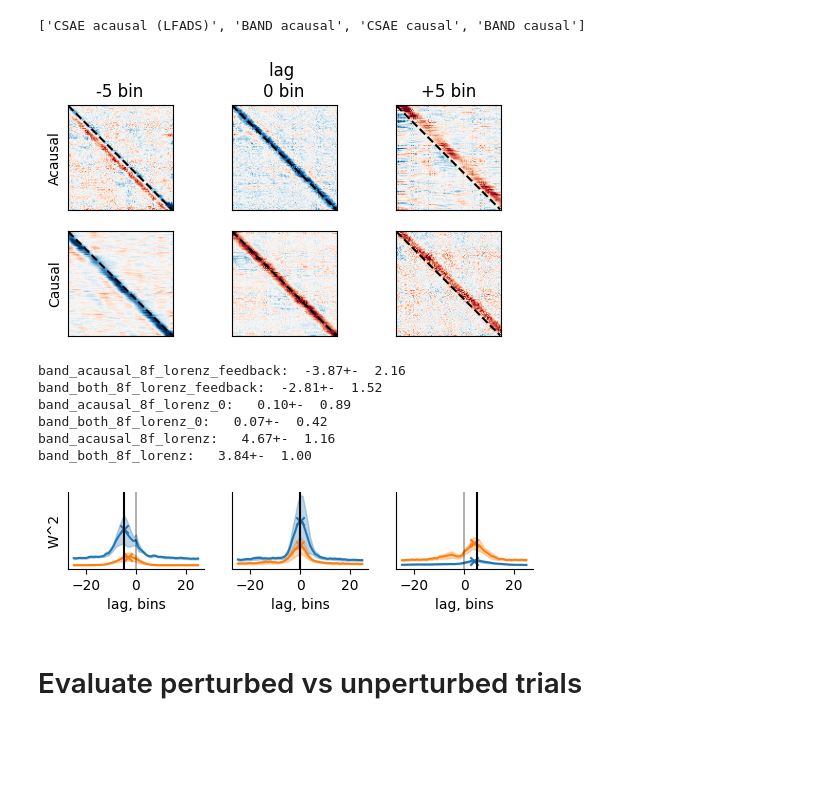
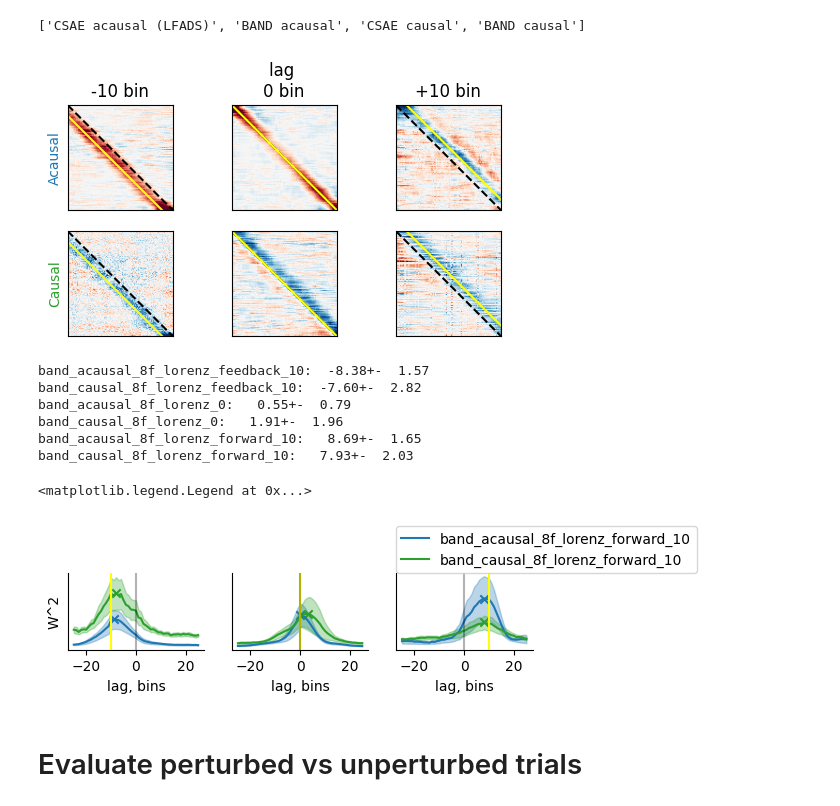
Before and after one commit to NinelK/BAND-torch, a Jupyter notebook: notebooks/post/compare_synthetic_pairs.ipynb, the cells around one changed output. Saved outputs shown, nothing was run; the diff lists cells and outputs as text; code cells hidden in the pictures; blank space fills up the shorter version.

```diff
--- a/notebooks/post/compare_synthetic_pairs.ipynb
+++ b/notebooks/post/compare_synthetic_pairs.ipynb
@@ -30,13 +30,12 @@ bin_size_ms = 10
 # %%
 model_dests = []
 model_names = []
-for postfix in ['feedback','0','forward']:
+for postfix in ['feedback_10','0','forward_10']:
     dataset_name = f'lorenz_{postfix}'
-    this_model_names = ['lfads_acausal_8f_lorenz', 'band_acausal_8f_lorenz', 'lfads_both_8f_lorenz', 'band_both_8f_lorenz']
-    if postfix!='forward':
-        this_model_names = [model_name+'_'+postfix for model_name in this_model_names]
+    this_model_names = ['lfads_acausal_8f_lorenz', 'band_acausal_8f_lorenz', 'lfads_causal_8f_lorenz', 'band_causal_8f_lorenz']
+    this_model_names = [model_name+'_'+postfix for model_name in this_model_names]
 
-    best_model_dest = f"/disk/scratch/nkudryas/BAND-torch/runs/pbt-lorenz/{dataset_name}"
+    best_model_dest = f"/disk/scratch/nkudryas/BAND-torch/runs/pbt-lorenz_behrel_off20/{dataset_name}"
     model_dests = model_dests+[f"{best_model_dest}/{model_name}/best_model/" for model_name in this_model_names]
     model_names = model_names+this_model_names
     # models = [BAND(model_dir=model_dest) for model_dest in model_dests]
@@ -153,7 +165,7 @@ model_titles
 # %% [output]
 ['CSAE acausal (LFADS)', 'BAND acausal', 'CSAE causal', 'BAND causal']
 # %%
-def plot_weights(axes,model_names, model_dests):
+def plot_weights(axes,model_names, model_dests,color_code):
 
     mi = [0,0]
     for model_name, model_dest in zip(model_names, model_dests):
@@ -171,39 +183,44 @@ def plot_weights(axes,model_names, model_dests):
             assert beh_W.shape == (in_features*seq_len, out_features*seq_len)
             beh_W = beh_W.reshape((seq_len, in_features, seq_len, out_features))
 
-            # SDs = np.zeros((out_features,in_features))
-            # for j in range(in_features):
-            #     for i in range(out_features):
-            #         w = beh_W[:,j,:,i].detach().numpy()
-            #         SDs[i,j] = w.std()
-            # i,j = np.unravel_index(np.argmax(SDs, axis=None), SDs.shape)
-            i,j = 1,1 # happen to be high variance in all models
+            SDs = np.zeros((out_features,in_features))
+            for j in range(in_features):
+                for i in range(out_features):
+                    w = beh_W[:,j,:,i].detach().numpy()
+                    SDs[i,j] = w.std()
+            i,j = np.unravel_index(np.argmax(SDs, axis=None), SDs.shape)
+            # i,j = 1,3 # happen to be high variance in all models
             w = beh_W[:,j,:,i].detach().numpy()
             r = np.std(w)*4
 
             axes[row,mi[row]].imshow(w, cmap='RdBu', vmin=-r, vmax=r)
             mi[row] += 1
 
-    for i,lags in enumerate([-5,0,5]):
+    for i,lag in enumerate([-10,0,10]):
         for j in [0,1]:
             axes[j,i].plot([0,seq_len-1], [0, seq_len-1], 'k--')
+            axes[j,i].plot([0,seq_len-1+lag], [-lag, seq_len-1], color_code['input'])
             axes[j,i].set_xticks([])
             axes[j,i].set_yticks([])
+            axes[j,i].set_xlim([0,seq_len-1])
+            axes[j,i].set_ylim([seq_len-1,0])
 
-    axes[0,0].set_title(' \n-5 bin')
+    axes[0,0].set_title(' \n-10 bin')
     axes[0,1].set_title('lag \n0 bin')
-    axes[0,2].set_title('\n+5 bin')
-    axes[0,0].set_ylabel('Acausal')
-    axes[1,0].set_ylabel('Causal')
+    axes[0,2].set_title('\n+10 bin')
+    axes[0,0].set_ylabel('Acausal',color = color_code['acausal'])
+    axes[1,0].set_ylabel('Causal',color = color_code['causal'])
 
 fig, axes = plt.subplots(2,3, figsize=(6,3),sharey=True)
-plot_weights(axes, model_names, model_dests)
+
+color_code= {'causal': 'C2','acausal': 'C0','input': 'yellow'}
+plot_weights(axes, model_names, model_dests,color_code)
 # %% [output]
-[figure, old version]
+[figure, new version]
 # %%
-def plot_summary_lags(axes,model_names,model_dests):
+def plot_summary_lags(axes,model_names,model_dests,color_code):
     id_maxs = []
-    plot_order = ['feedback','0','lorenz']
+    plot_order = ['feedback','lorenz','forward']
     for mi, (model_name, model_dest) in enumerate(zip(model_names, model_dests)):
         if 'band' in model_name:
             # check the latest checkpoint
@@ -225,45 +242,47 @@ def plot_summary_lags(axes,model_names,model_dests):
                 for k,lag in enumerate(lags):
                     amp[k] = np.sum(np.diag(w, k=lag))
                 amps.append(amp)
             amps = np.array(amps)
 
-            postfix = model_name.split('_')[-1]
+            postfix = model_name.split('_')[-2]
             ax_i = np.where(np.array(plot_order)==postfix)[0][0]
             ax = axes[ax_i]
 
-            color = 'C0' if 'acausal' in model_name else 'C1'
+            color = color_code['acausal'] if 'acausal' in model_name else color_code['causal']
 
             ax.plot(lags,amps.mean(0),label=model_name,c=color)
             ax.fill_between(lags, amps.mean(0)-amps.std(0), amps.mean(0)+amps.std(0), alpha=0.3,color=color)
             id_max = np.argmax(np.abs(amps.mean(0)))
             id_maxs.append(id_max)
             ax.scatter(lags[id_max], amps.mean(0)[id_max],c=color,marker='x')
             distr_args = np.argmax(amps,axis=-1)
             print(f"{model_name}: {distr_args.mean()-25:6.2f}+-{distr_args.std():6.2f}")
     # plt.legend()
-    for i,lags in enumerate([-5,0,5]):
-        axes[i].axvline(lags,c='k')
+    for i,lags in enumerate([-10,0,10]):
+        axes[i].axvline(lags,c=color_code['input'])
         axes[i].axvline(0,c='k',alpha=0.3)
         axes[i].set_xlabel('lag, bins')
         if i!=0:
             axes[i].set_yticks([])
         #remove right and top of the frame
         axes[i].spines['top'].set_visible(False)
         axes[i].spines['right'].set_visible(False)
 
     axes[0].set_ylabel('W^2')
 
 fig, axes = plt.subplots(1,3, figsize=(6,1),sharey=True)
 
-plot_summary_lags(axes,model_names,model_dests)
+plot_summary_lags(axes,model_names,model_dests,color_code)
+plt.legend(loc=(0,1))
 # %% [output]
-band_acausal_8f_lorenz_feedback:  -3.87+-  2.16
-band_both_8f_lorenz_feedback:  -2.81+-  1.52
-band_acausal_8f_lorenz_0:   0.10+-  0.89
-band_both_8f_lorenz_0:   0.07+-  0.42
-band_acausal_8f_lorenz:   4.67+-  1.16
-band_both_8f_lorenz:   3.84+-  1.00
+band_acausal_8f_lorenz_feedback_10:  -8.38+-  1.57
+band_causal_8f_lorenz_feedback_10:  -7.60+-  2.82
+band_acausal_8f_lorenz_0:   0.55+-  0.79
+band_causal_8f_lorenz_0:   1.91+-  1.96
+band_acausal_8f_lorenz_forward_10:   8.69+-  1.65
+band_causal_8f_lorenz_forward_10:   7.93+-  2.03
+<matplotlib.legend.Legend at 0x...>
-[figure, old version]
+[figure, new version]
 # %%
 # model.eval()
 # # zero out weight
```
Also changed, not shown: parts of 33 cells of this notebook, 3 other files.
